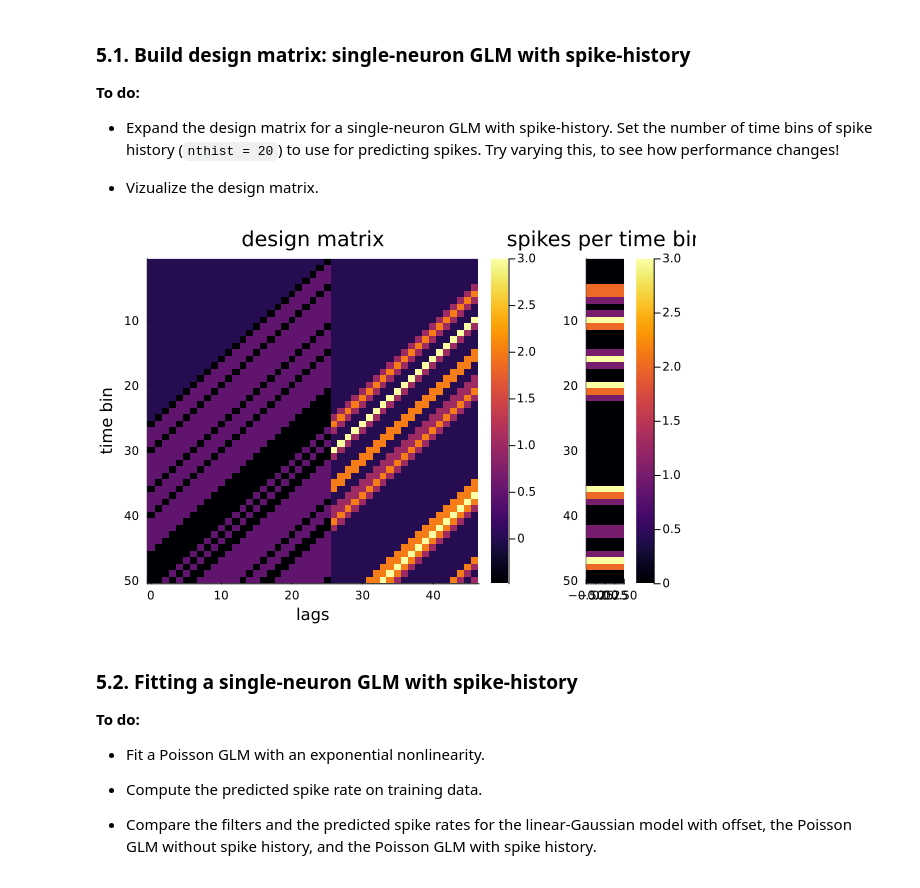
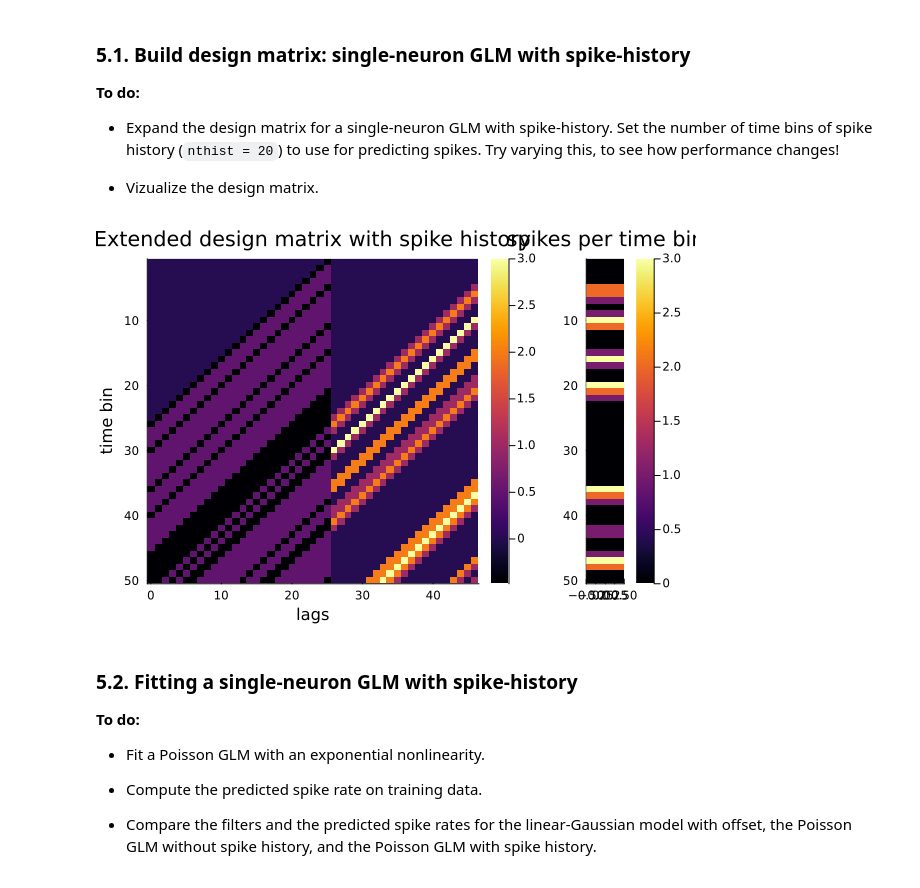
Before and after one commit to AurelienBernardP/Principles-of-neuroengineering, a Jupyter notebook: notebook2/Tutorial2-neural-encoding-modeling.ipynb, the cells around one changed output. Drawn from its saved outputs; the diff is of its cells as text; code cells hidden in the pictures.

```diff
--- a/notebook2/Tutorial2-neural-encoding-modeling.ipynb
+++ b/notebook2/Tutorial2-neural-encoding-modeling.ipynb
@@ -476,25 +477,25 @@ Y4 = hist.weights #binned spike count neuron 4
 # %%
 
 #neuron1
 ntfilt = 25
 nthist = 20
 
 design = transpose(Hankel(vcat(vec(zeros((ntfilt,1))),stim[1]),stim))
 neuron3_hist = transpose(Hankel(vcat(vec(zeros((nthist,1))),Y3[1]),Y3))
 hist_expanded_design = hcat(design,neuron3_hist)
 
-heat_expanded = heatmap(0:ntfilt+nthist+1, 1:50, hist_expanded_design[1:50,:], yflip = true, title = "design matrix" , xlabel = "lags" , ylabel = "time bin")
+heat_expanded = heatmap(0:ntfilt+nthist+1, 1:50, hist_expanded_design[1:50,:], yflip = true, title = "Extended design matrix with spike history" , xlabel = "lags" , ylabel = "time bin")
 
 
 #heat3 = heatmap(-ntfilt+1:0, 1:50, neuron3_hist[1:50,:], yflip = true, title = "design matrix" , xlabel = "n4 spike hist" , ylabel = "time bin")
 
 heat_spikes = heatmap((0:0),1:50,hist.weights[1:50,:], yflip = true , title = "spikes per time bin" )
 
 l = @layout [a{0.8w} b]
 
 plot(heat_expanded, heat_spikes , layout = l)
 # %% [output]
-[figure, old version]
+[figure, new version]
 # %% [markdown]
 ### 5.2. Fitting a single-neuron GLM with spike-history
 
```
Also changed, not shown: parts of 6 cells of this notebook.
